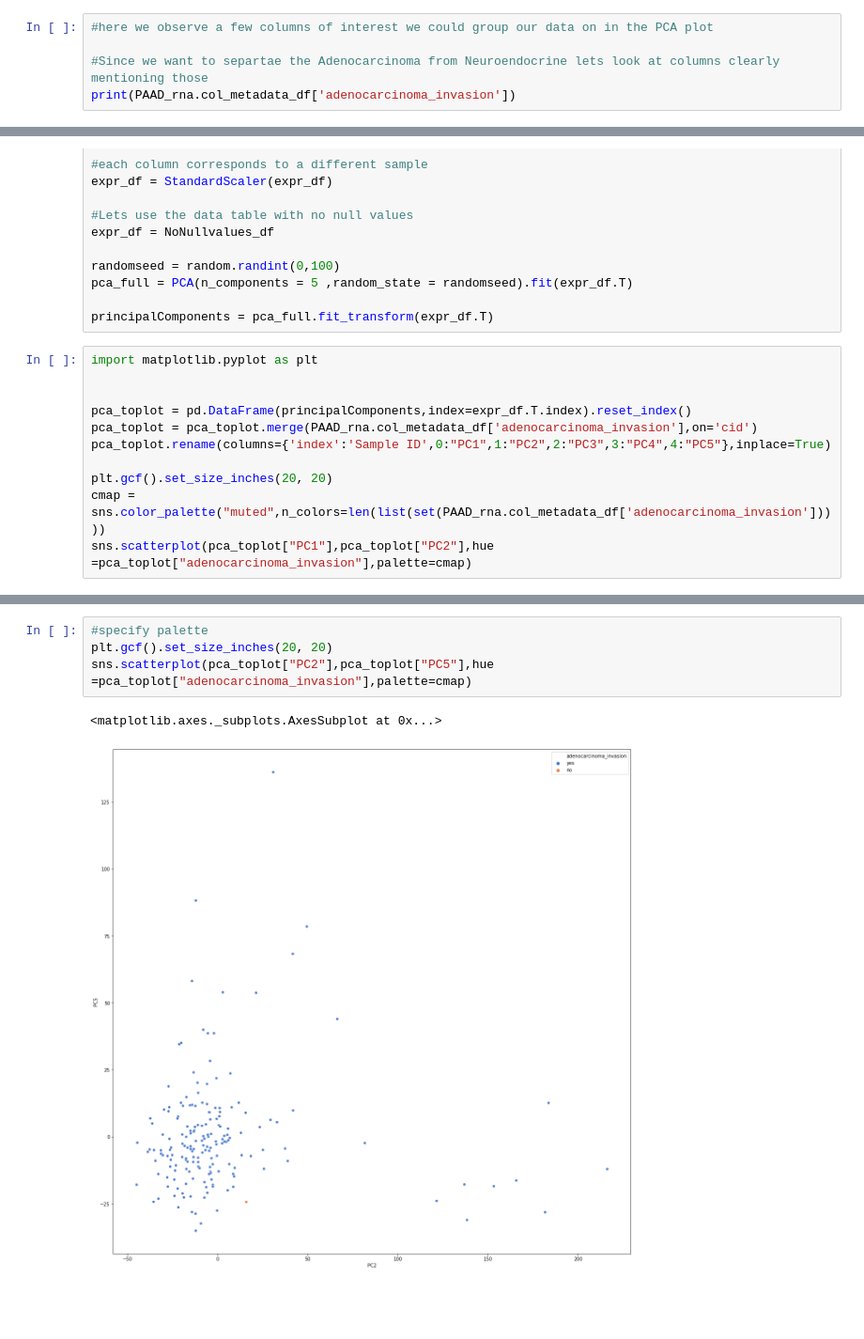
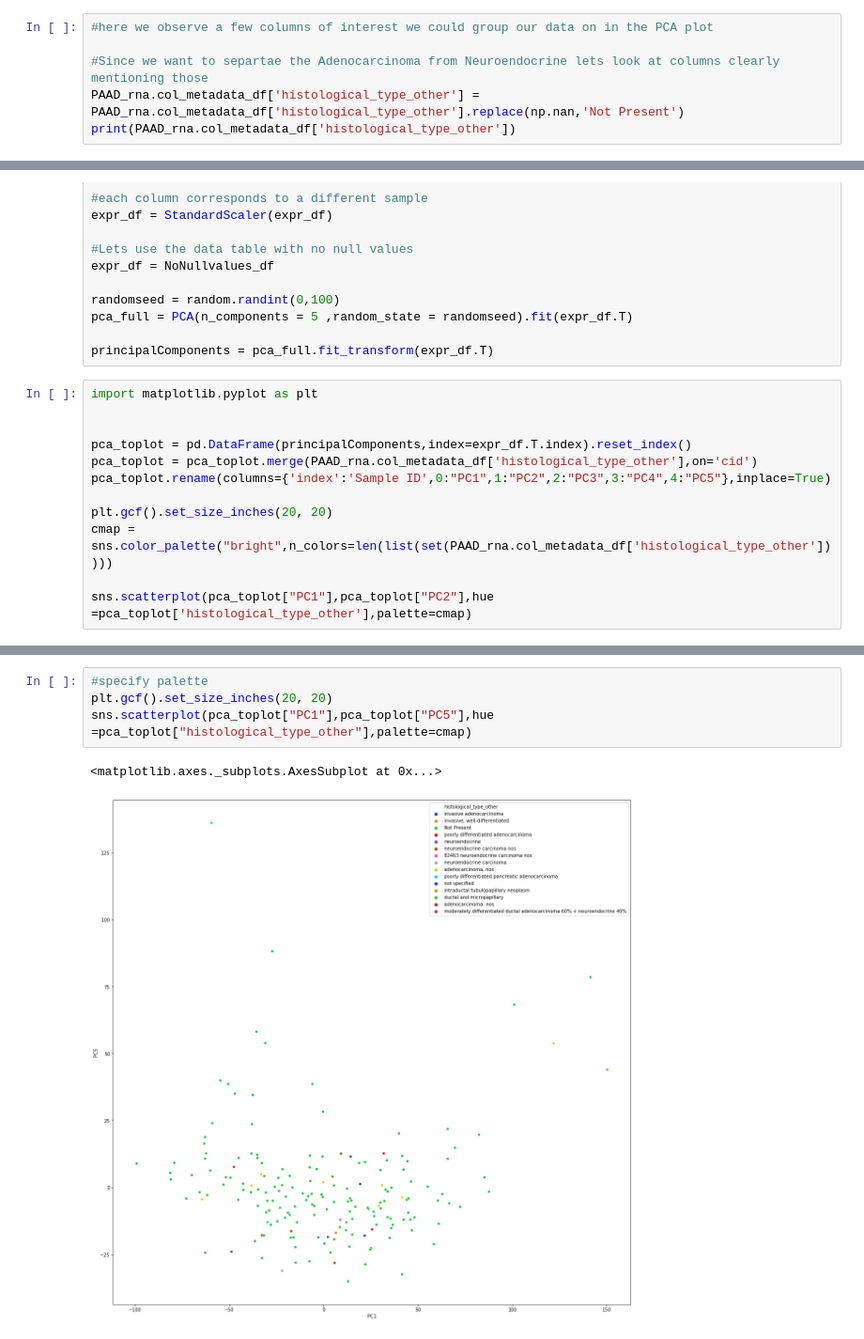
Before and after one commit to vaniisgh/PAAD_Analysis, a Jupyter notebook: Analysis.ipynb, the cells around one changed output, grey strips where cells are left out. Shown: that part at 94% size. Saved outputs shown, nothing was run; the diff lists cells and outputs as text; blank space fills up the shorter version.

```diff
--- a/Analysis.ipynb
+++ b/Analysis.ipynb
@@ -207,6 +207,7 @@ display(PAAD_rna.col_metadata_df.columns.to_list())
 #here we observe a few columns of interest we could group our data on in the PCA plot
 
 #Since we want to separtae the Adenocarcinoma from Neuroendocrine lets look at columns clearly mentioning those
-print(PAAD_rna.col_metadata_df['adenocarcinoma_invasion'])
+PAAD_rna.col_metadata_df['histological_type_other'] = PAAD_rna.col_metadata_df['histological_type_other'].replace(np.nan,'Not Present')
+print(PAAD_rna.col_metadata_df['histological_type_other'])
 # %% [output]
 cid
@@ -244,11 +245,12 @@ import matplotlib.pyplot as plt
 
 
 pca_toplot = pd.DataFrame(principalComponents,index=expr_df.T.index).reset_index()
-pca_toplot = pca_toplot.merge(PAAD_rna.col_metadata_df['adenocarcinoma_invasion'],on='cid')
+pca_toplot = pca_toplot.merge(PAAD_rna.col_metadata_df['histological_type_other'],on='cid')
 pca_toplot.rename(columns={'index':'Sample ID',0:"PC1",1:"PC2",2:"PC3",3:"PC4",4:"PC5"},inplace=True)
 
 plt.gcf().set_size_inches(20, 20)
-cmap = sns.color_palette("muted",n_colors=len(list(set(PAAD_rna.col_metadata_df['adenocarcinoma_invasion']))))
-sns.scatterplot(pca_toplot["PC1"],pca_toplot["PC2"],hue =pca_toplot["adenocarcinoma_invasion"],palette=cmap)
+cmap = sns.color_palette("bright",n_colors=len(list(set(PAAD_rna.col_metadata_df['histological_type_other']))))
+
+sns.scatterplot(pca_toplot["PC1"],pca_toplot["PC2"],hue =pca_toplot['histological_type_other'],palette=cmap)
 # %% [output]
 <matplotlib.axes._subplots.AxesSubplot at 0x...>
@@ -256,7 +258,7 @@ sns.scatterplot(pca_toplot["PC1"],pca_toplot["PC2"],hue =pca_toplot["adenocarcin
 # %%
 #specify palette
 plt.gcf().set_size_inches(20, 20)
-sns.scatterplot(pca_toplot["PC2"],pca_toplot["PC5"],hue =pca_toplot["adenocarcinoma_invasion"],palette=cmap)
+sns.scatterplot(pca_toplot["PC1"],pca_toplot["PC5"],hue =pca_toplot["histological_type_other"],palette=cmap)
 # %% [output]
 <matplotlib.axes._subplots.AxesSubplot at 0x...>
-[figure, old version]
+[figure, new version]
```
Also changed, not shown: parts of 11 cells of this notebook, 1 other file.
